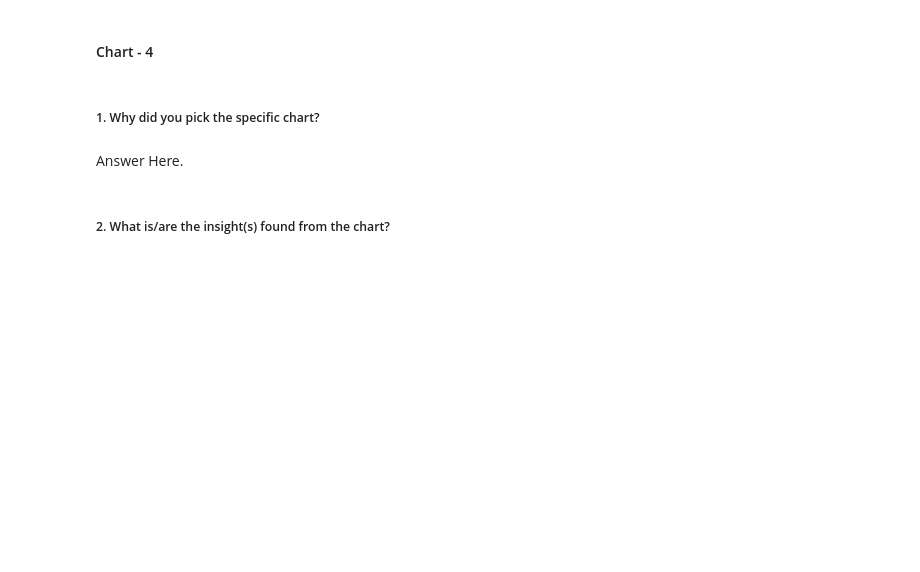
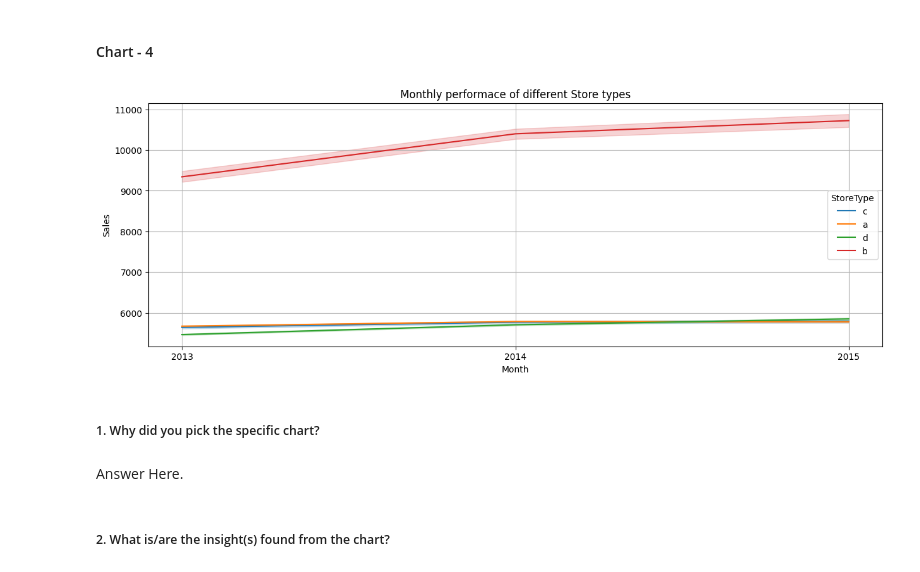
Before and after one commit to MrMRaut/Drug-Stores-Sales-Analysis-and-Prediction, a Jupyter notebook: 1151 Drug Stores Sales Data.ipynb, the cells around one changed output. Drawn from its saved outputs; the diff is of its cells as text; code cells hidden in the pictures; blank space fills up the shorter version.

```diff
--- a/1151 Drug Stores Sales Data.ipynb
+++ b/1151 Drug Stores Sales Data.ipynb
@@ -411,3 +421,16 @@ Answer Here
+# %%
+# Chart - 4 visualization code
+plt.figure(figsize=(15,5))
+sns.lineplot(x = sd.Date.dt.year, y = sd.Sales, hue=sd.StoreType)
+
+plt.grid()
+plt.xticks(sd.Date.dt.year.unique())
+plt.title('Monthly performace of different Store types')
+plt.xlabel('Month')
+
+plt.show()
+# %% [output]
+[figure, added]
 # %% [markdown]
 ##### 1. Why did you pick the specific chart?
 # %% [markdown]
```
Also changed, not shown: parts of 18 cells of this notebook.
